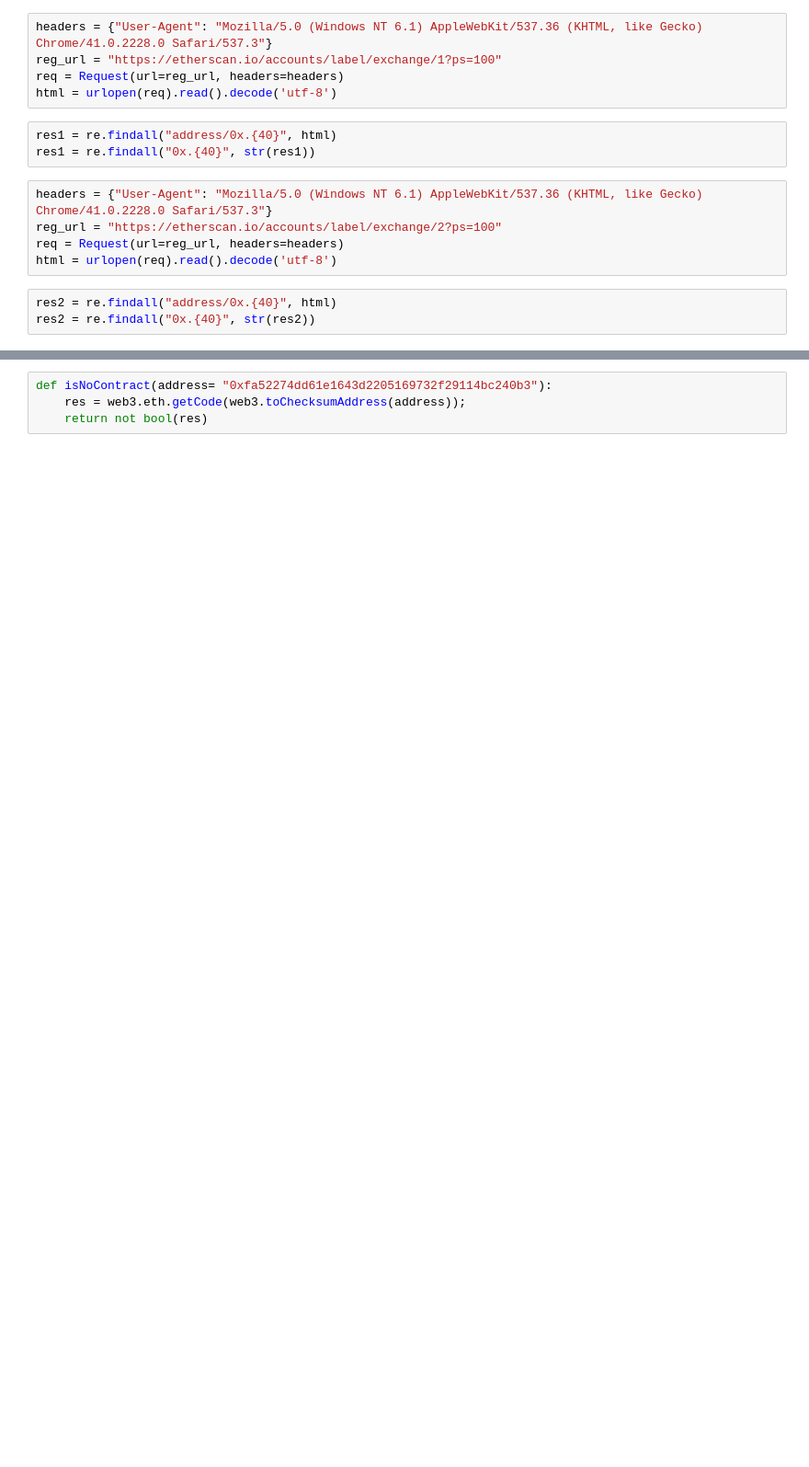
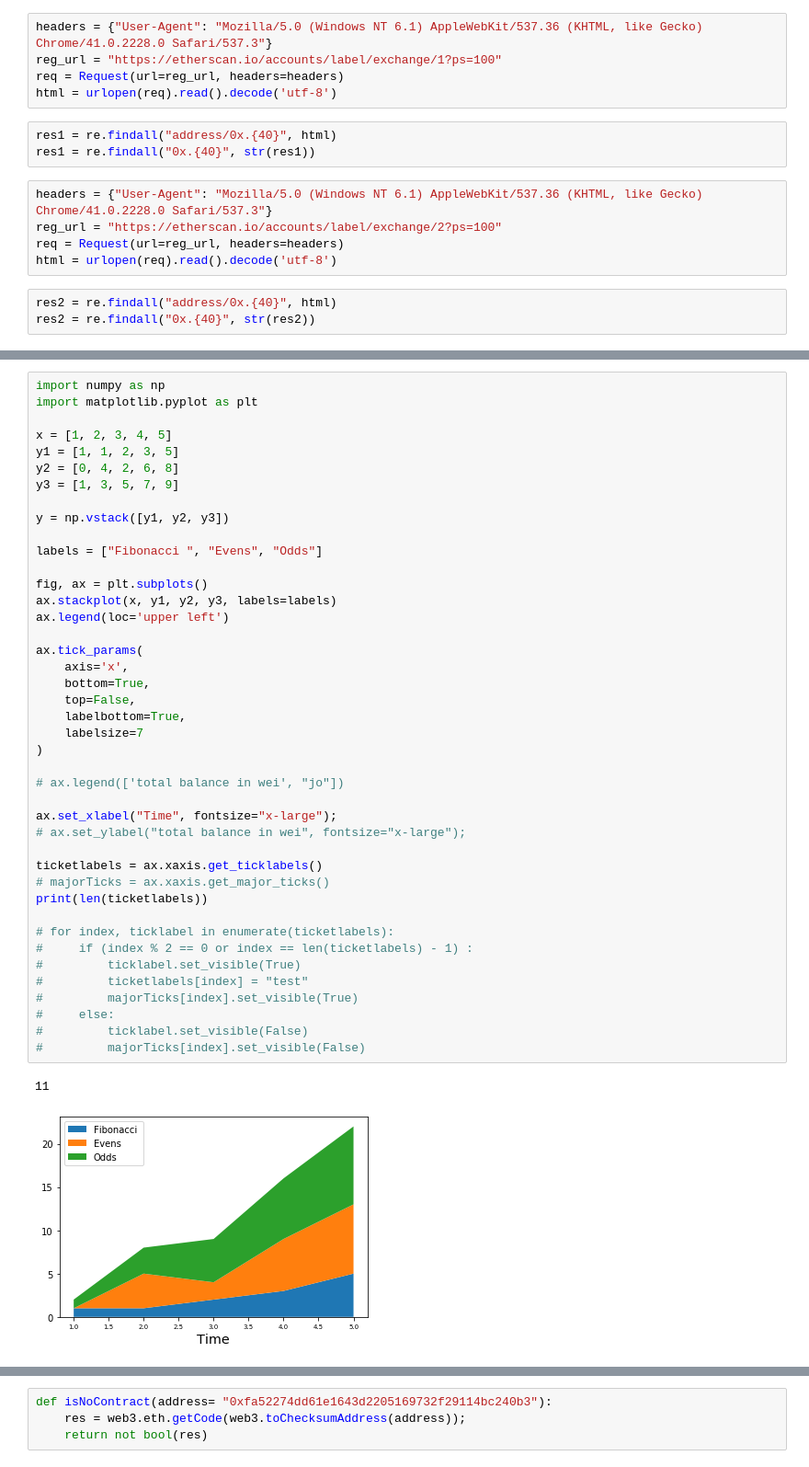
Before and after one commit to mgsgde/ethcluster, a Jupyter notebook: eventstudy.ipynb, the cells around one changed output, grey strips where cells are left out. Shown at 92% size. Cells and saved outputs as stored; diff of their text form; blank space fills up the shorter version.

```diff
--- a/eventstudy.ipynb
+++ b/eventstudy.ipynb
@@ -65,0 +343,45 @@ from web3.auto.infura import w3 as web3
+# %%
+import numpy as np
+import matplotlib.pyplot as plt
+
+x = [1, 2, 3, 4, 5]
+y1 = [1, 1, 2, 3, 5]
+y2 = [0, 4, 2, 6, 8]
+y3 = [1, 3, 5, 7, 9]
+
+y = np.vstack([y1, y2, y3])
+
+labels = ["Fibonacci ", "Evens", "Odds"]
+
+fig, ax = plt.subplots()
+ax.stackplot(x, y1, y2, y3, labels=labels)
+ax.legend(loc='upper left')
+
+ax.tick_params(
+    axis='x',
+    bottom=True,
+    top=False,
+    labelbottom=True,
+    labelsize=7
+)
+
+# ax.legend(['total balance in wei', "jo"])
+
+ax.set_xlabel("Time", fontsize="x-large");
+# ax.set_ylabel("total balance in wei", fontsize="x-large");
+
+ticketlabels = ax.xaxis.get_ticklabels()
+# majorTicks = ax.xaxis.get_major_ticks()
+print(len(ticketlabels))
+
+# for index, ticklabel in enumerate(ticketlabels):
+#     if (index % 2 == 0 or index == len(ticketlabels) - 1) :
+#         ticklabel.set_visible(True)
+#         ticketlabels[index] = "test"
+#         majorTicks[index].set_visible(True)
+#     else:
+#         ticklabel.set_visible(False)
+#         majorTicks[index].set_visible(False)
+# %% [output]
+11
+[figure, added]
```
Also changed, not shown: parts of 51 cells of this notebook.
